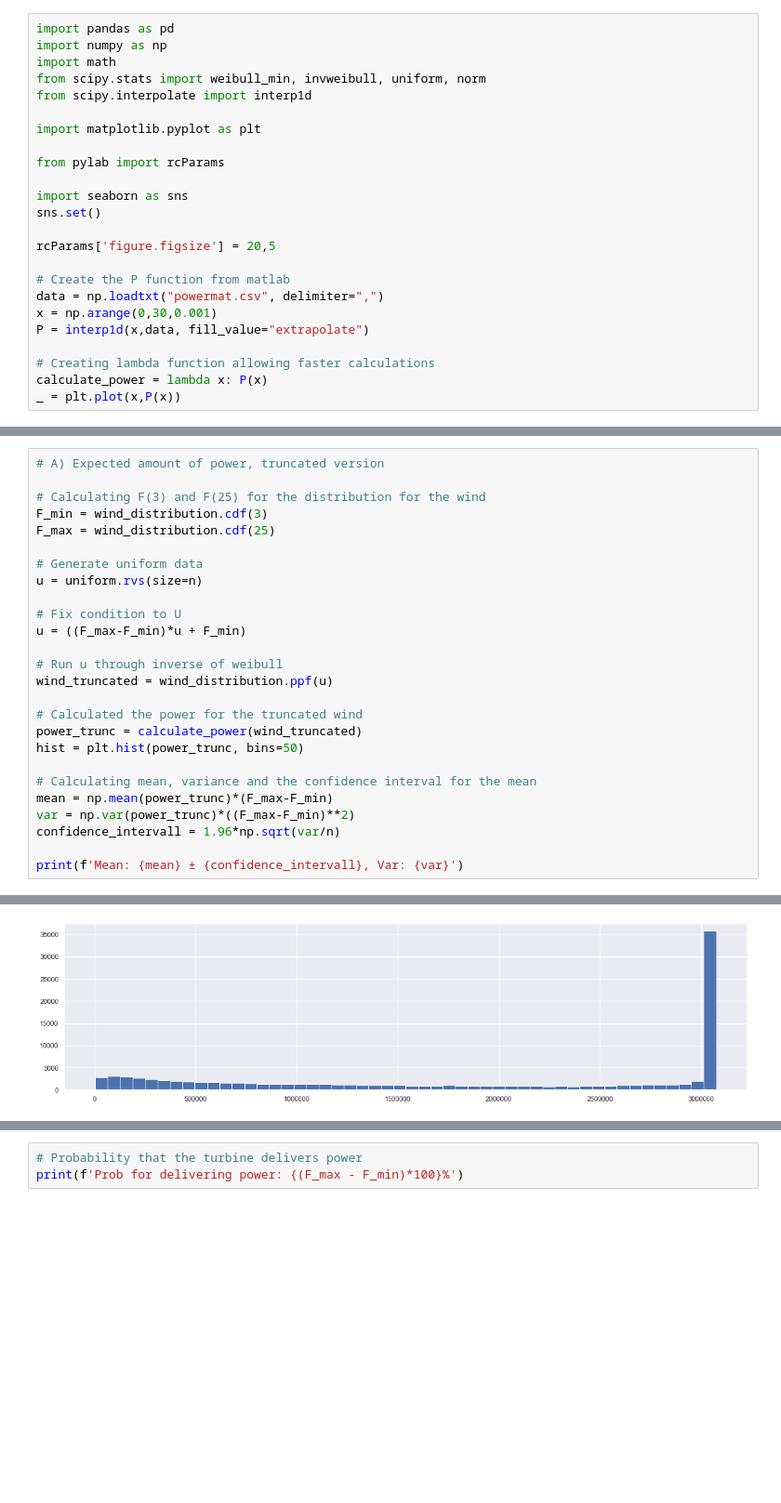
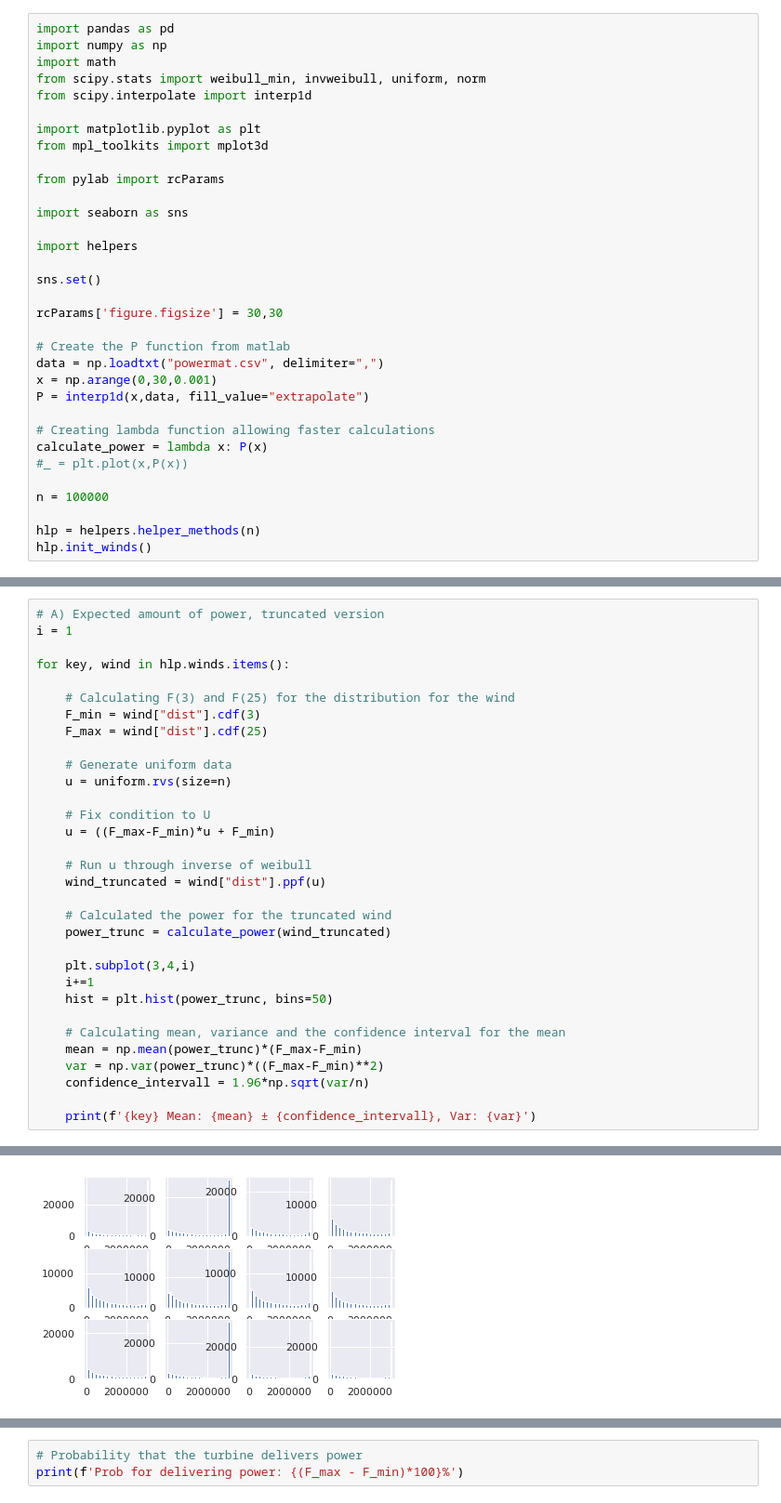
Before and after one commit to sleipner42/LP32020, a Jupyter notebook: monte-carlo/HA 1/Lab 1 Jupyter Notebook.ipynb, the cells around one changed output, grey strips where cells are left out. Shown at 93% size. Cells and saved outputs as stored; diff of their text form; blank space fills up the shorter version.

```diff
--- a/monte-carlo/HA 1/Lab 1 Jupyter Notebook.ipynb
+++ b/monte-carlo/HA 1/Lab 1 Jupyter Notebook.ipynb
@@ -6,13 +6,17 @@ from scipy.stats import weibull_min, invweibull, uniform, norm
 from scipy.interpolate import interp1d
 
 import matplotlib.pyplot as plt
+from mpl_toolkits import mplot3d
 
 from pylab import rcParams
 
 import seaborn as sns
+
+import helpers
+
 sns.set()
 
-rcParams['figure.figsize'] = 20,5
+rcParams['figure.figsize'] = 30,30
 
 # Create the P function from matlab
 data = np.loadtxt("powermat.csv", delimiter=",")
@@ -21,4 +25,9 @@ P = interp1d(x,data, fill_value="extrapolate")
 
 # Creating lambda function allowing faster calculations
 calculate_power = lambda x: P(x)
-_ = plt.plot(x,P(x))
+#_ = plt.plot(x,P(x))
+
+n = 100000
+
+hlp = helpers.helper_methods(n)
+hlp.init_winds()
@@ -70,27 +70,33 @@ Mean: 1725167.9592848686 ± 7588.362845644525, Var: 1498939261691.9585
 # %%
 # A) Expected amount of power, truncated version
+i = 1
 
-# Calculating F(3) and F(25) for the distribution for the wind
-F_min = wind_distribution.cdf(3)
-F_max = wind_distribution.cdf(25)
+for key, wind in hlp.winds.items():
 
-# Generate uniform data
-u = uniform.rvs(size=n)
+    # Calculating F(3) and F(25) for the distribution for the wind
+    F_min = wind["dist"].cdf(3)
+    F_max = wind["dist"].cdf(25)
 
-# Fix condition to U
-u = ((F_max-F_min)*u + F_min)
+    # Generate uniform data
+    u = uniform.rvs(size=n)
 
-# Run u through inverse of weibull
-wind_truncated = wind_distribution.ppf(u)
+    # Fix condition to U
+    u = ((F_max-F_min)*u + F_min)
 
-# Calculated the power for the truncated wind
-power_trunc = calculate_power(wind_truncated)
-hist = plt.hist(power_trunc, bins=50)
+    # Run u through inverse of weibull
+    wind_truncated = wind["dist"].ppf(u)
 
-# Calculating mean, variance and the confidence interval for the mean
-mean = np.mean(power_trunc)*(F_max-F_min)
-var = np.var(power_trunc)*((F_max-F_min)**2)
-confidence_intervall = 1.96*np.sqrt(var/n)
+    # Calculated the power for the truncated wind
+    power_trunc = calculate_power(wind_truncated)
 
-print(f'Mean: {mean} ± {confidence_intervall}, Var: {var}')
+    plt.subplot(3,4,i)
+    i+=1
+    hist = plt.hist(power_trunc, bins=50)
+
+    # Calculating mean, variance and the confidence interval for the mean
+    mean = np.mean(power_trunc)*(F_max-F_min)
+    var = np.var(power_trunc)*((F_max-F_min)**2)
+    confidence_intervall = 1.96*np.sqrt(var/n)
+
+    print(f'{key} Mean: {mean} ± {confidence_intervall}, Var: {var}')
 # %% [output]
@@ -98,3 +115,3 @@ Mean: 1735422.983609216 ± 6597.939591029516, Var: 1133194680520.4795
-[figure, old version]
+[figure, new version]
 # %%
 x = np.linspace(0,30, num=n)
```
Also changed, not shown: parts of 11 cells of this notebook, 1 other file.
